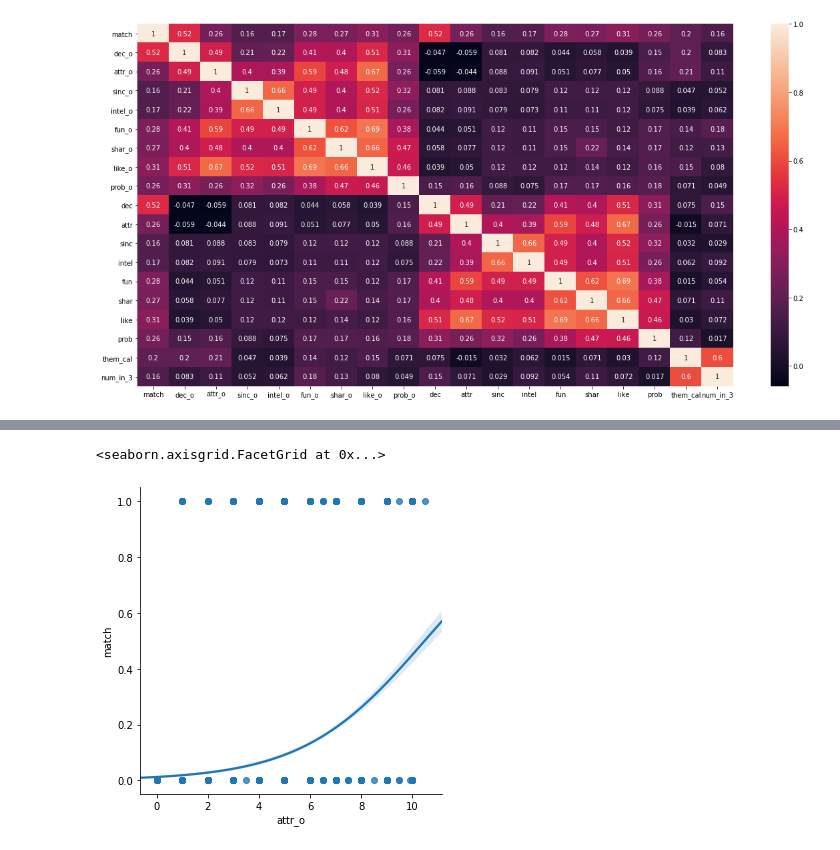
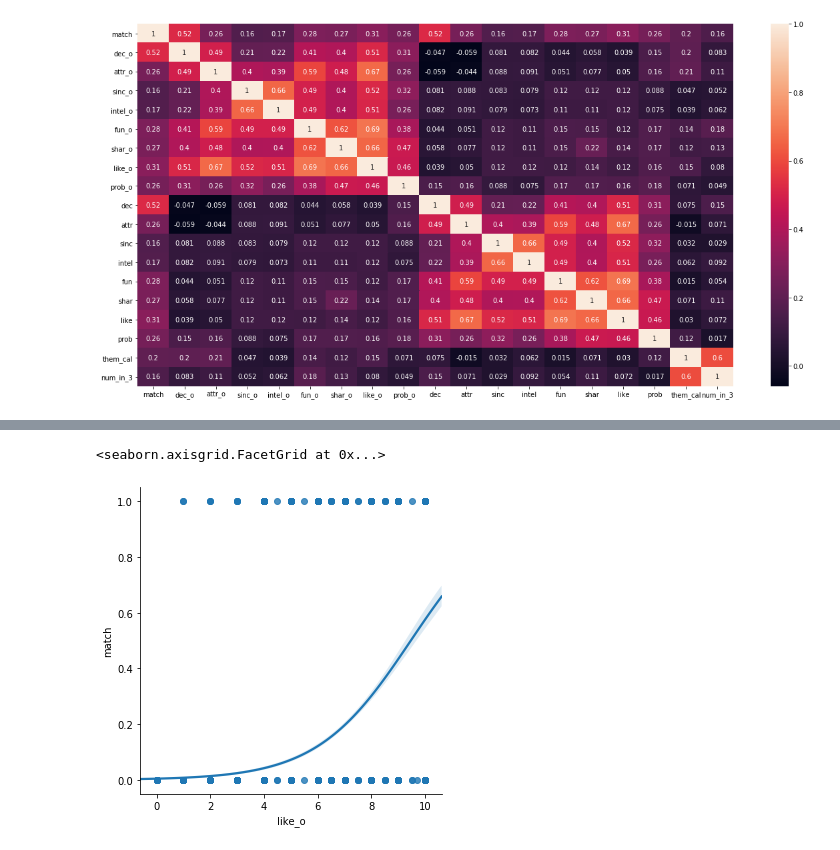
Before and after one commit to cbousquet/Week-2-Speed-dating, a Jupyter notebook: Speed_Dating.ipynb, the cells around one changed output, grey strips where cells are left out. Saved outputs shown, nothing was run; the diff lists cells and outputs as text; code cells hidden in the pictures.

```diff
--- a/Speed_Dating.ipynb
+++ b/Speed_Dating.ipynb
@@ -216,5 +218,5 @@ data[['match', 'dec_o', 'attr_o', 'sinc_o', 'intel_o', 'fun_o', 'shar_o', 'like_
 # %%
-sns.lmplot(x='attr_o', y='match', data = data, logistic = True)
+sns.lmplot(x='like_o', y='match', data = data, logistic = True)
 # %% [output]
 <seaborn.axisgrid.FacetGrid at 0x...>
-[figure, old version]
+[figure, new version]
```
Also changed, not shown: parts of 17 cells of this notebook.
